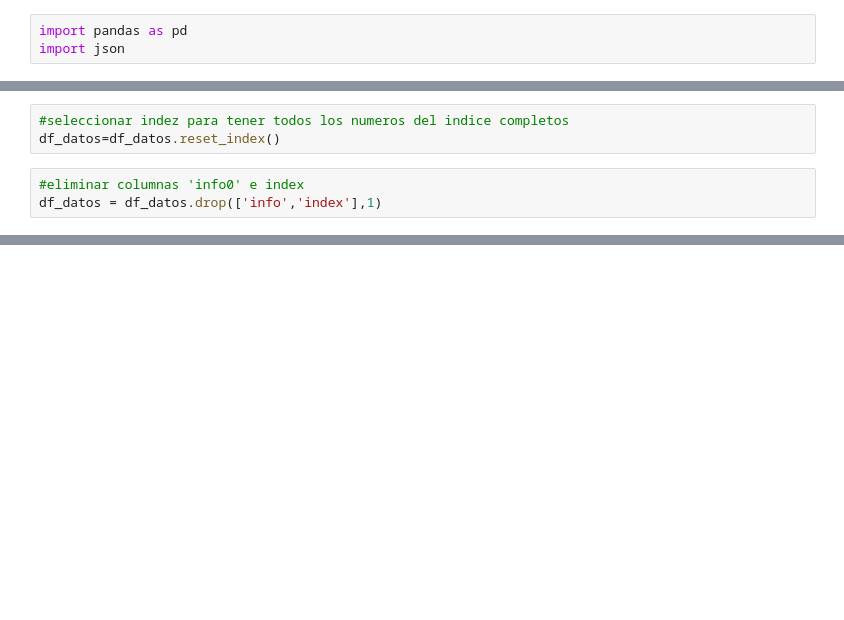
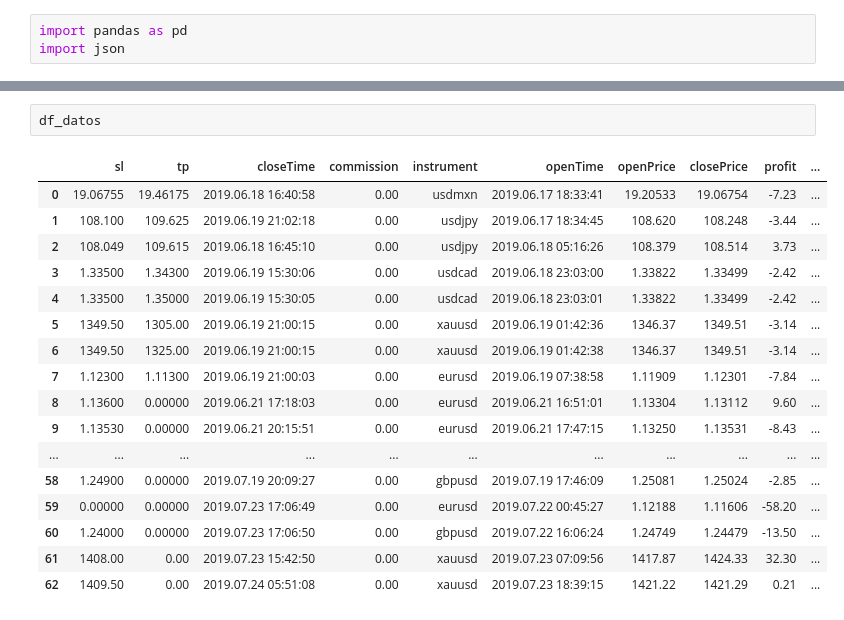
Before and after one commit to hannylomeli/Lab3, a Jupyter notebook: importar jason.ipynb, the cells around one changed output, grey strips where cells are left out. Drawn from its saved outputs; the diff is of its cells as text; blank space fills up the shorter version.

```diff
--- a/importar jason.ipynb
+++ b/importar jason.ipynb
@@ -21,6 +3,0 @@ df_datos=df_datos[(df_datos['type']=='buy')|(df_datos['type']=='sell')|(df_datos
-# %%
-#seleccionar indez para tener todos los numeros del indice completos
-df_datos=df_datos.reset_index()
-# %%
-#eliminar columnas 'info0' e index
-df_datos = df_datos.drop(['info','index'],1)
@@ -29,0 +62,20 @@ df_datos.rename(columns={'SL':'sl','TP':'tp','price':'openPrice','price2':'close
+# %%
+df_datos
+# %% [output]
+|  | sl | tp | closeTime | commission | instrument | openTime | openPrice | closePrice | profit | ... |
+| 0 | 19.06755 | 19.46175 | 2019.06.18 16:40:58 | 0.00 | usdmxn | 2019.06.17 18:33:41 | 19.20533 | 19.06754 | -7.23 | ... |
+| 1 | 108.100 | 109.625 | 2019.06.19 21:02:18 | 0.00 | usdjpy | 2019.06.17 18:34:45 | 108.620 | 108.248 | -3.44 | ... |
+| 2 | 108.049 | 109.615 | 2019.06.18 16:45:10 | 0.00 | usdjpy | 2019.06.18 05:16:26 | 108.379 | 108.514 | 3.73 | ... |
+| 3 | 1.33500 | 1.34300 | 2019.06.19 15:30:06 | 0.00 | usdcad | 2019.06.18 23:03:00 | 1.33822 | 1.33499 | -2.42 | ... |
+| 4 | 1.33500 | 1.35000 | 2019.06.19 15:30:05 | 0.00 | usdcad | 2019.06.18 23:03:01 | 1.33822 | 1.33499 | -2.42 | ... |
+| 5 | 1349.50 | 1305.00 | 2019.06.19 21:00:15 | 0.00 | xauusd | 2019.06.19 01:42:36 | 1346.37 | 1349.51 | -3.14 | ... |
+| 6 | 1349.50 | 1325.00 | 2019.06.19 21:00:15 | 0.00 | xauusd | 2019.06.19 01:42:38 | 1346.37 | 1349.51 | -3.14 | ... |
+| 7 | 1.12300 | 1.11300 | 2019.06.19 21:00:03 | 0.00 | eurusd | 2019.06.19 07:38:58 | 1.11909 | 1.12301 | -7.84 | ... |
+| 8 | 1.13600 | 0.00000 | 2019.06.21 17:18:03 | 0.00 | eurusd | 2019.06.21 16:51:01 | 1.13304 | 1.13112 | 9.60 | ... |
+| 9 | 1.13530 | 0.00000 | 2019.06.21 20:15:51 | 0.00 | eurusd | 2019.06.21 17:47:15 | 1.13250 | 1.13531 | -8.43 | ... |
+| ... | ... | ... | ... | ... | ... | ... | ... | ... | ... | ... |
+| 58 | 1.24900 | 0.00000 | 2019.07.19 20:09:27 | 0.00 | gbpusd | 2019.07.19 17:46:09 | 1.25081 | 1.25024 | -2.85 | ... |
+| 59 | 0.00000 | 0.00000 | 2019.07.23 17:06:49 | 0.00 | eurusd | 2019.07.22 00:45:27 | 1.12188 | 1.11606 | -58.20 | ... |
+| 60 | 1.24000 | 0.00000 | 2019.07.23 17:06:50 | 0.00 | gbpusd | 2019.07.22 16:06:24 | 1.24749 | 1.24479 | -13.50 | ... |
+| 61 | 1408.00 | 0.00 | 2019.07.23 15:42:50 | 0.00 | xauusd | 2019.07.23 07:09:56 | 1417.87 | 1424.33 | 32.30 | ... |
+| 62 | 1409.50 | 0.00 | 2019.07.24 05:51:08 | 0.00 | xauusd | 2019.07.23 18:39:15 | 1421.22 | 1421.29 | 0.21 | ... |
```
Also changed, not shown: parts of 7 cells of this notebook, 1 other file.
